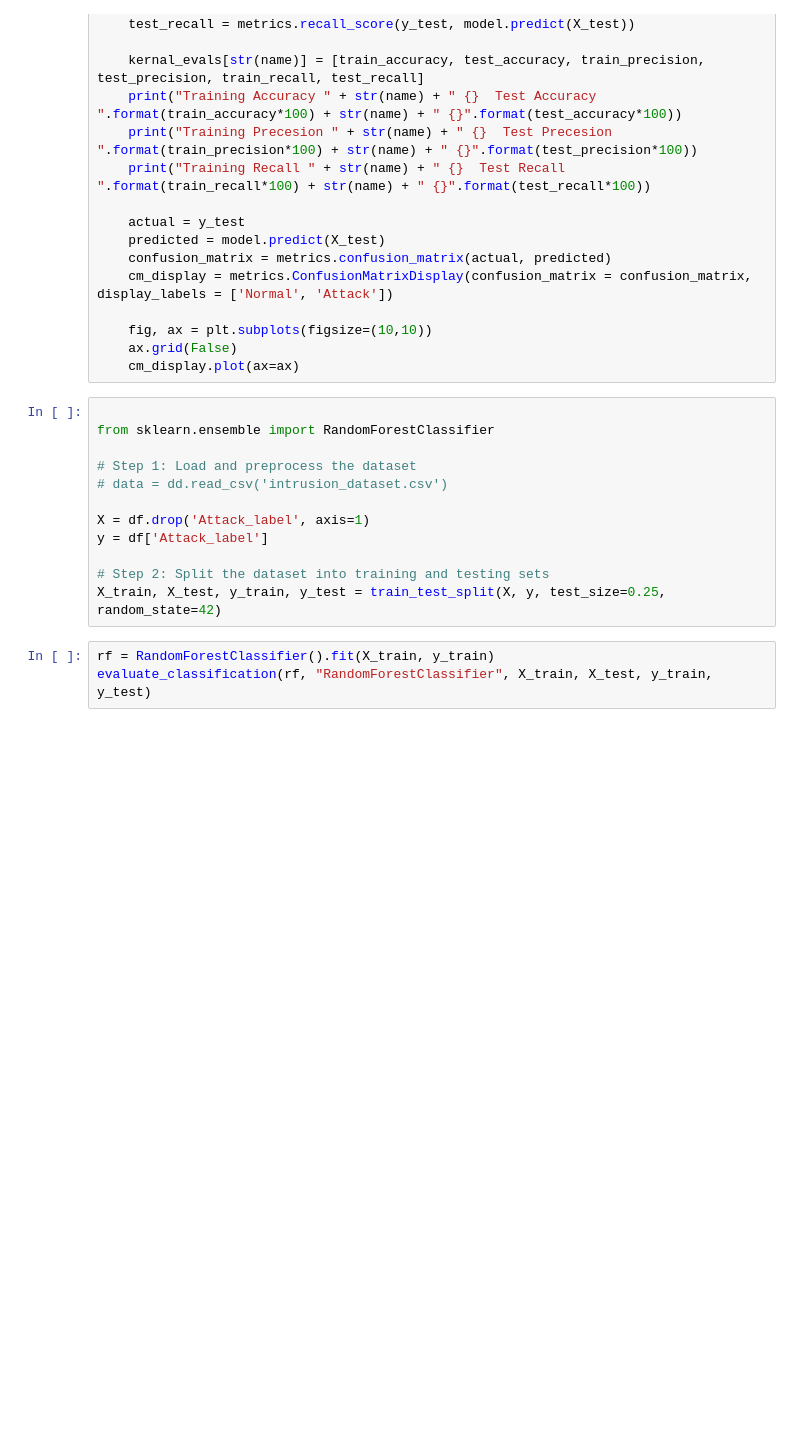
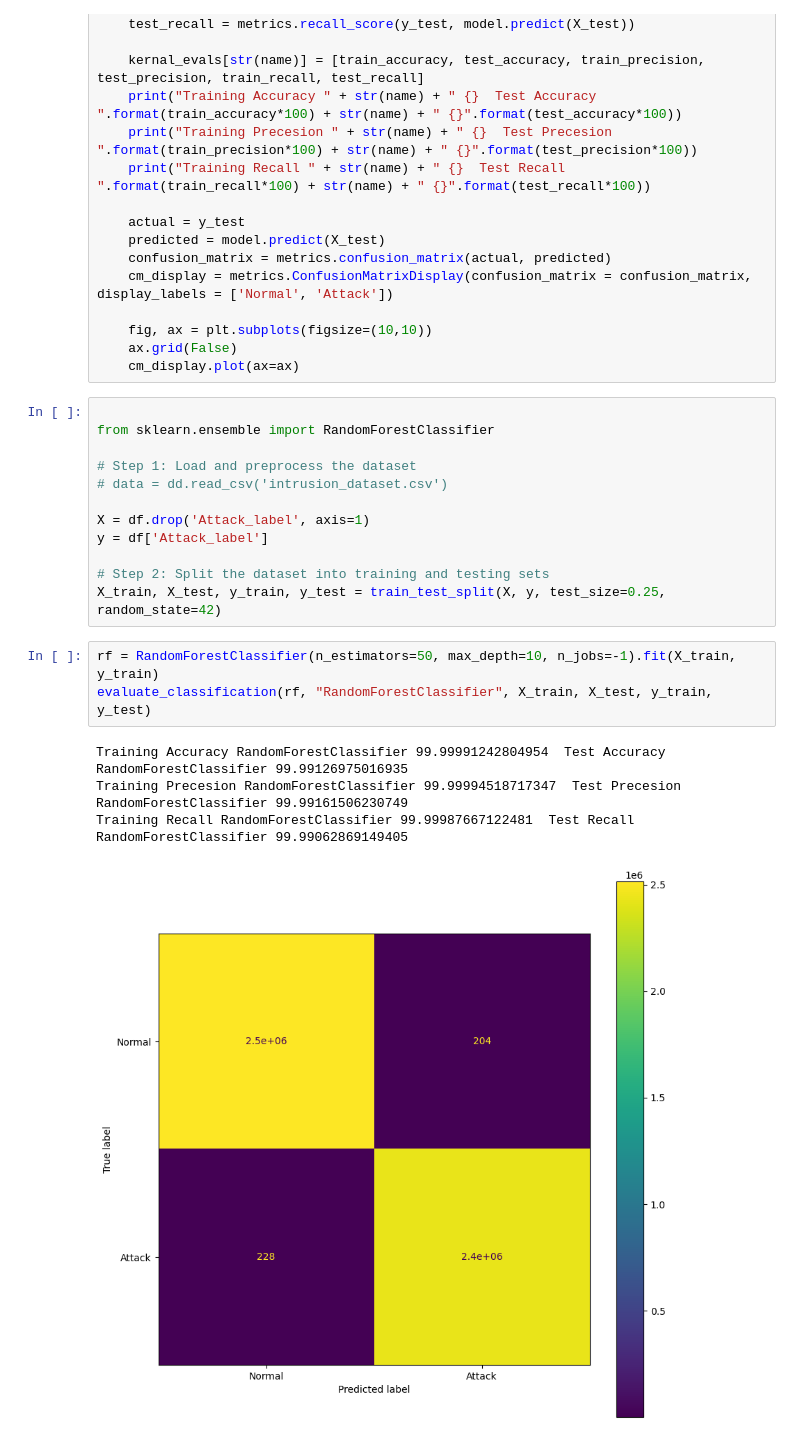
Before and after one commit to douniagh/MyApplication-, a Jupyter notebook: Training5.ipynb, the cells around one changed output. Saved outputs shown, nothing was run; the diff lists cells and outputs as text; blank space fills up the shorter version.

```diff
--- a/Training5.ipynb
+++ b/Training5.ipynb
@@ -88,5 +88,10 @@ y = df['Attack_label']
 # Step 2: Split the dataset into training and testing sets
 X_train, X_test, y_train, y_test = train_test_split(X, y, test_size=0.25, random_state=42)
 # %%
-rf = RandomForestClassifier().fit(X_train, y_train)
+rf = RandomForestClassifier(n_estimators=50, max_depth=10, n_jobs=-1).fit(X_train, y_train)
 evaluate_classification(rf, "RandomForestClassifier", X_train, X_test, y_train, y_test)
+# %% [output]
+Training Accuracy RandomForestClassifier 99.99991242804954  Test Accuracy RandomForestClassifier 99.99126975016935
+Training Precesion RandomForestClassifier 99.99994518717347  Test Precesion RandomForestClassifier 99.99161506230749
+Training Recall RandomForestClassifier 99.99987667122481  Test Recall RandomForestClassifier 99.99062869149405
+[figure, added]
```
Also changed, not shown: parts of 1 cell of this notebook.
